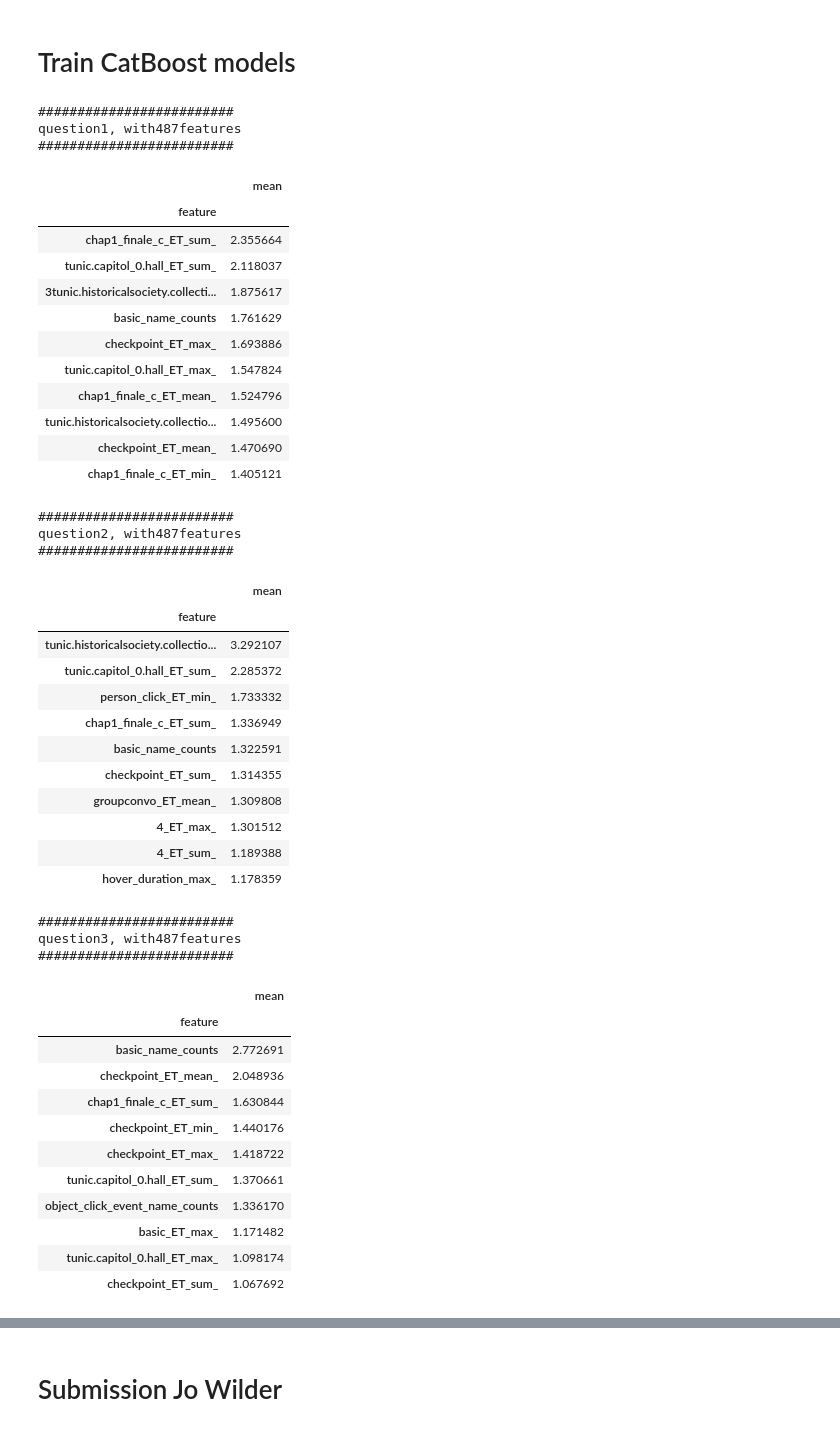
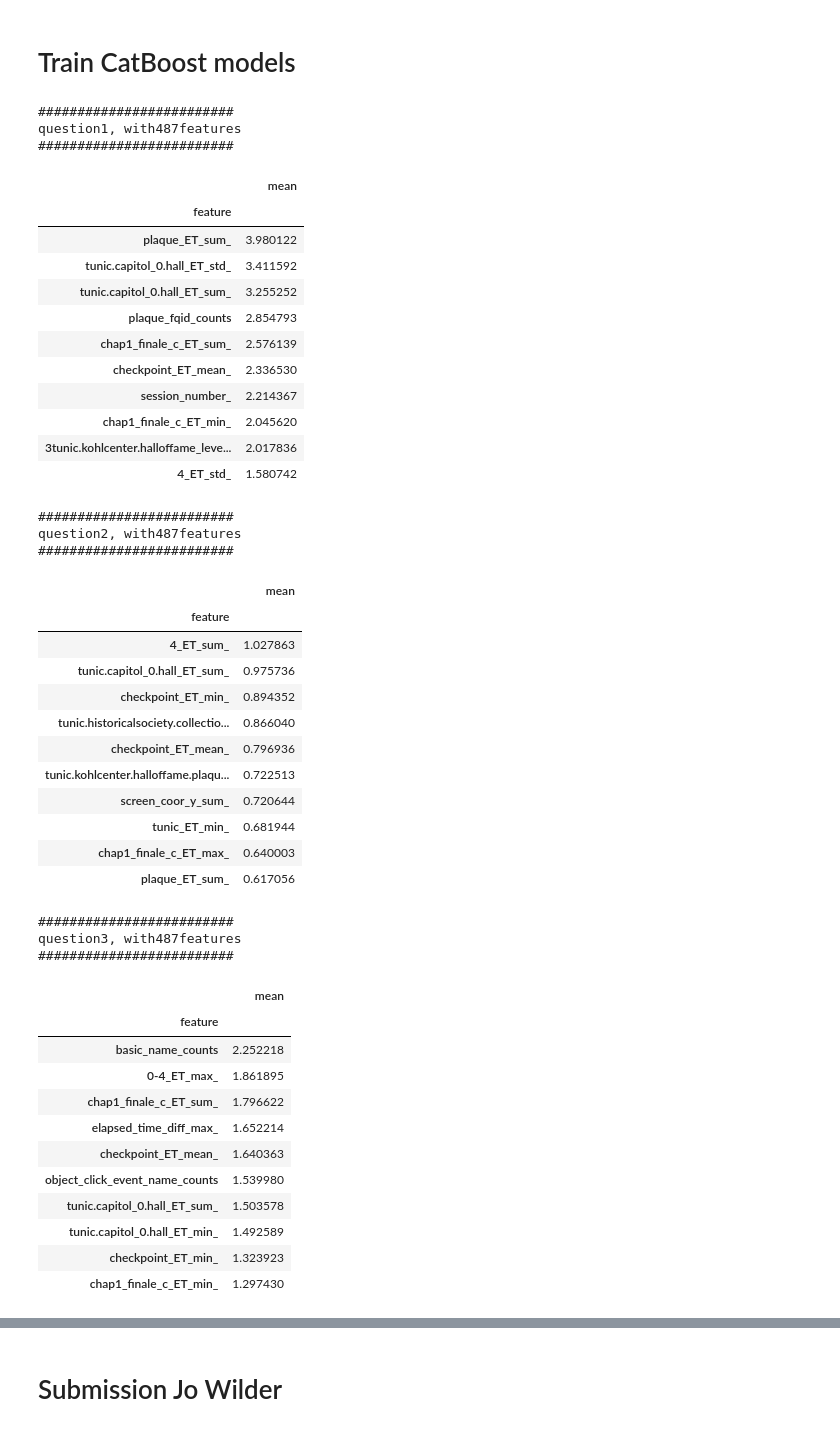
Before and after one commit to javihm77/kaggleChapu, a Jupyter notebook: catboost-baseline-chapu.ipynb, the cells around one changed output, grey strips where cells are left out. Cells and saved outputs as stored; diff of their text form; code cells hidden in the pictures.

```diff
--- a/catboost-baseline-chapu.ipynb
+++ b/catboost-baseline-chapu.ipynb
@@ -498,13 +498,10 @@ def objective(trial,X,y):
             "bootstrap_type", ["Bayesian", "Bernoulli", "MVS"]
         ),
         'n_estimators': trial.suggest_int('n_estimators', 150, 750),
-        #'iterations': trial.suggest_int('iterations', 1, 1000),
         'learning_rate': trial.suggest_loguniform('learning_rate', 1e-4, 1),
         "objective": trial.suggest_categorical("objective", ["Logloss", "CrossEntropy"]),
         'random_seed': 42,
         'verbose': False,
-        'l2_leaf_reg': trial.suggest_loguniform('l2_leaf_reg', 1e-2, 1),
-        #"subsample": trial.suggest_float("subsample", 0.05, 1.0),
         "colsample_bylevel": trial.suggest_float("colsample_bylevel", 0.05, 1.0),
         "min_data_in_leaf": trial.suggest_int("min_data_in_leaf", 1, 100),
         "used_ram_limit": "6gb",
@@ -518,10 +515,9 @@ def objective(trial,X,y):
 
     gbm = CatBoostClassifier(**cat_params)
 
-    gbm.fit(train_x, train_y, eval_set=[(valid_x, valid_y)], verbose=0, early_stopping_rounds=7)
+    gbm.fit(train_x, train_y, eval_set=[(valid_x, valid_y)], verbose=0, early_stopping_rounds=80)
 
     preds = gbm.predict(valid_x)
-    #pred_labels = np.rint(preds)
     pred_labels = (preds > 0.63).astype('int')
 
     accuracy = accuracy_score(valid_y, pred_labels)
@@ -800,75 +785,75 @@ for q in tqdm(range(1, 19)):
         valid_users = valid_x.index.values
         valid_y = targets.loc[targets.q == q].set_index('session').loc[valid_users]
 
         train_pool = Pool(train_x[FEATURES].astype('float32'), train_y['correct'])
         valid_pool = Pool(valid_x[FEATURES].astype('float32'), valid_y['correct'])
 
-        model = CatBoostClassifier(**cat_params)
-        #model = CatBoostClassifier(**best_params[q-1],verbose=False)
+        #model = CatBoostClassifier(**cat_params)
+        model = CatBoostClassifier(**best_params[q-1],verbose=False)
         model = model.fit(train_pool, eval_set=valid_pool)
 
         y = valid_pool.get_label()
         y_hat = model.predict_proba(valid_pool)[:,1]
         models[(fold, q)] = model
 
         fold_importance_df = pd.DataFrame()
         fold_importance_df["feature"] = FEATURES
         fold_importance_df["importance"] = model.feature_importances_
         fold_importance_df["fold"] = fold + 1
         feature_importance_df = pd.concat([feature_importance_df, fold_importance_df], axis=0)
 
         results[q - 1][0].append(y)
         results[q - 1][1].append(y_hat)
 
     feature_importance_df = feature_importance_df.groupby(['feature'])['importance'].agg(['mean']).sort_values(by='mean', ascending=False)
     display(feature_importance_df.head(10))
 results = [[np.concatenate(_) for _ in _] for _ in results]
 # %% [output]
 #########################
 question1, with487features
 #########################
 |  | mean |
 | feature |  |
-| chap1_finale_c_ET_sum_ | 2.355664 |
-| tunic.capitol_0.hall_ET_sum_ | 2.118037 |
-| 3tunic.historicalsociety.collecti... | 1.875617 |
-| basic_name_counts | 1.761629 |
-| checkpoint_ET_max_ | 1.693886 |
-| tunic.capitol_0.hall_ET_max_ | 1.547824 |
-| chap1_finale_c_ET_mean_ | 1.524796 |
-| tunic.historicalsociety.collectio... | 1.495600 |
-| checkpoint_ET_mean_ | 1.470690 |
-| chap1_finale_c_ET_min_ | 1.405121 |
+| plaque_ET_sum_ | 3.980122 |
+| tunic.capitol_0.hall_ET_std_ | 3.411592 |
+| tunic.capitol_0.hall_ET_sum_ | 3.255252 |
+| plaque_fqid_counts | 2.854793 |
+| chap1_finale_c_ET_sum_ | 2.576139 |
+| checkpoint_ET_mean_ | 2.336530 |
+| session_number_ | 2.214367 |
+| chap1_finale_c_ET_min_ | 2.045620 |
+| 3tunic.kohlcenter.halloffame_leve... | 2.017836 |
+| 4_ET_std_ | 1.580742 |
 #########################
 question2, with487features
 #########################
 |  | mean |
 | feature |  |
-| tunic.historicalsociety.collectio... | 3.292107 |
-| tunic.capitol_0.hall_ET_sum_ | 2.285372 |
-| person_click_ET_min_ | 1.733332 |
-| chap1_finale_c_ET_sum_ | 1.336949 |
-| basic_name_counts | 1.322591 |
-| checkpoint_ET_sum_ | 1.314355 |
-| groupconvo_ET_mean_ | 1.309808 |
-| 4_ET_max_ | 1.301512 |
-| 4_ET_sum_ | 1.189388 |
-| hover_duration_max_ | 1.178359 |
+| 4_ET_sum_ | 1.027863 |
+| tunic.capitol_0.hall_ET_sum_ | 0.975736 |
+| checkpoint_ET_min_ | 0.894352 |
+| tunic.historicalsociety.collectio... | 0.866040 |
+| checkpoint_ET_mean_ | 0.796936 |
+| tunic.kohlcenter.halloffame.plaqu... | 0.722513 |
+| screen_coor_y_sum_ | 0.720644 |
+| tunic_ET_min_ | 0.681944 |
+| chap1_finale_c_ET_max_ | 0.640003 |
+| plaque_ET_sum_ | 0.617056 |
 #########################
 question3, with487features
 #########################
 |  | mean |
 | feature |  |
-| basic_name_counts | 2.772691 |
-| checkpoint_ET_mean_ | 2.048936 |
-| chap1_finale_c_ET_sum_ | 1.630844 |
-| checkpoint_ET_min_ | 1.440176 |
-| checkpoint_ET_max_ | 1.418722 |
-| tunic.capitol_0.hall_ET_sum_ | 1.370661 |
-| object_click_event_name_counts | 1.336170 |
-| basic_ET_max_ | 1.171482 |
-| tunic.capitol_0.hall_ET_max_ | 1.098174 |
-| checkpoint_ET_sum_ | 1.067692 |
+| basic_name_counts | 2.252218 |
+| 0-4_ET_max_ | 1.861895 |
+| chap1_finale_c_ET_sum_ | 1.796622 |
+| elapsed_time_diff_max_ | 1.652214 |
+| checkpoint_ET_mean_ | 1.640363 |
+| object_click_event_name_counts | 1.539980 |
+| tunic.capitol_0.hall_ET_sum_ | 1.503578 |
+| tunic.capitol_0.hall_ET_min_ | 1.492589 |
+| checkpoint_ET_min_ | 1.323923 |
+| chap1_finale_c_ET_min_ | 1.297430 |
 #########################
 question4, with787features
 #########################
```
Also changed, not shown: parts of 15 cells of this notebook.
